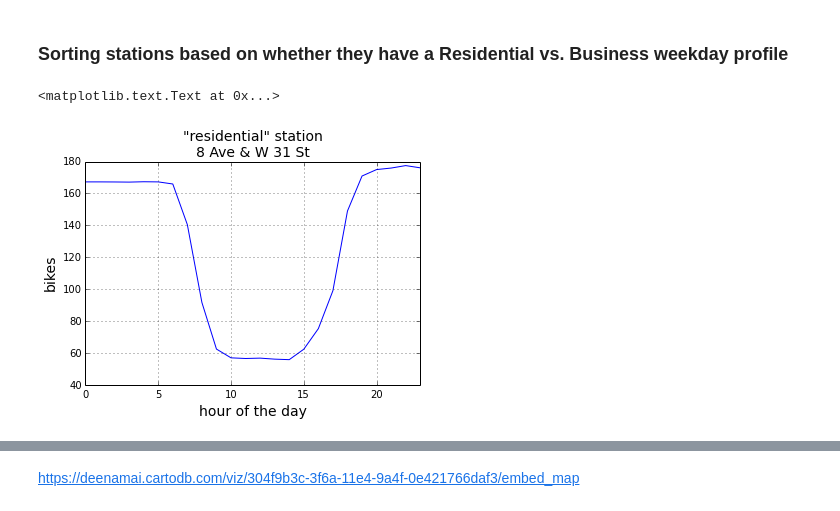
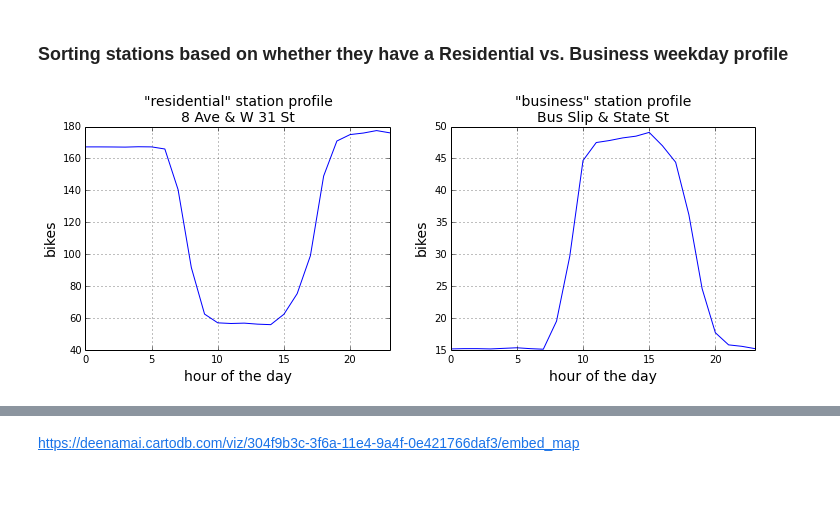
Before and after one commit to deenapatel/citibike, a Jupyter notebook: Citibike.ipynb, the cells around one changed output, grey strips where cells are left out. Drawn from its saved outputs; the diff is of its cells as text; code cells hidden in the pictures.

```diff
--- a/Citibike.ipynb
+++ b/Citibike.ipynb
@@ -88,30 +91,29 @@ Current bike share stats from json feed:
 #by a rider. The bike stays at that station until it is picked up by another rider.
 #whereisbike columns give bike id, there is one row for each hour of the month.
 
-#this cell takes a couple minutes to run, let's time it
+#this cell takes a couple minutes to run, time it:
 then=dt.datetime.now()
 
-#bikedf1=triptobike(df1)
-#nullstartrow=pd.Series(index=bikedf1.index.levels[0])
-#whereisbike1=biketowhere(bikedf1,dt.datetime(2014,1,1,0),1,nullstartrow)
-
-#startrow=whereisbike1.loc[dt.datetime(2014,1,31,23)]
-#whereisbike2=biketowhere(triptobike(df2),dt.datetime(2014,2,1,0),1,startrow)
-
-#startrow=whereisbike2.loc[dt.datetime(2014,2,28,23)]
-#startrow=nullstartrow
-#whereisbike3=biketowhere(triptobike(df3),dt.datetime(2014,3,1,0),1,startrow)
-
-#startrow=whereisbike3.loc[dt.datetime(2014,3,31,23)]
 bikedf4=cb.indexByBikeidTime(df4)
 nullstartrow=pd.Series(index=bikedf4.index.levels[0])
-startrow=nullstartrow
-whereisbike4=cb.tripToStation(bikedf4,dt.datetime(2014,4,1,0),1,startrow)
+whereisbike4=cb.tripToStation(bikedf4,dt.datetime(2014,4,1,0),1,nullstartrow)
 
-startrow=whereisbike4.loc[dt.datetime(2014,5,1,0)] #april data spills over onto may1
+startrow=whereisbike4.loc[dt.datetime(2014,4,30,0)]
 bikedf5=cb.indexByBikeidTime(df5)
 whereisbike5=cb.tripToStation(bikedf5,dt.datetime(2014,5,1,0),1,startrow)
 
+startrow=whereisbike5.loc[dt.datetime(2014,5,31,0)]
+bikedf6=cb.indexByBikeidTime(df6)
+whereisbike6=cb.tripToStation(bikedf6,dt.datetime(2014,6,1,0),1,startrow)
+
+startrow=whereisbike6.loc[dt.datetime(2014,6,30,0)]
+bikedf7=cb.indexByBikeidTime(df7)
+whereisbike7=cb.tripToStation(bikedf7,dt.datetime(2014,7,1,0),1,startrow)
+
+startrow=whereisbike7.loc[dt.datetime(2014,7,31,0)]
+bikedf8=cb.indexByBikeidTime(df8)
+whereisbike8=cb.tripToStation(bikedf8,dt.datetime(2014,8,1,0),1,startrow)
+
 now=dt.datetime.now()
 print now-then
 # %% [output]
@@ -252,10 +245,21 @@ sfavg=cb.weekDayAvg(stationfills5)
 # %%
 stno=521
 stname=stationinfo.loc[stno]['stationName']
+plt.subplot(121)
 sfavg[stno].plot(legend=False)
 plt.ylabel('bikes',fontsize=14)
 plt.xlabel('hour of the day',fontsize=14)
-plt.title('"residential" station\n'+stname,fontsize=14)
+plt.title('"residential" station profile\n'+stname,fontsize=14)
+
+stno=427
+stname=stationinfo.loc[stno]['stationName']
+plt.subplot(122)
+sfavg[stno].plot(legend=False)
+plt.ylabel('bikes',fontsize=14)
+plt.xlabel('hour of the day',fontsize=14)
+plt.title('"business" station profile\n'+stname,fontsize=14)
+
+fig=plt.gcf()
+fig.set_size_inches(12,4)
 # %% [output]
-<matplotlib.text.Text at 0x...>
-[figure, old version]
+[figure, new version]
```
Also changed, not shown: parts of 23 cells of this notebook.
